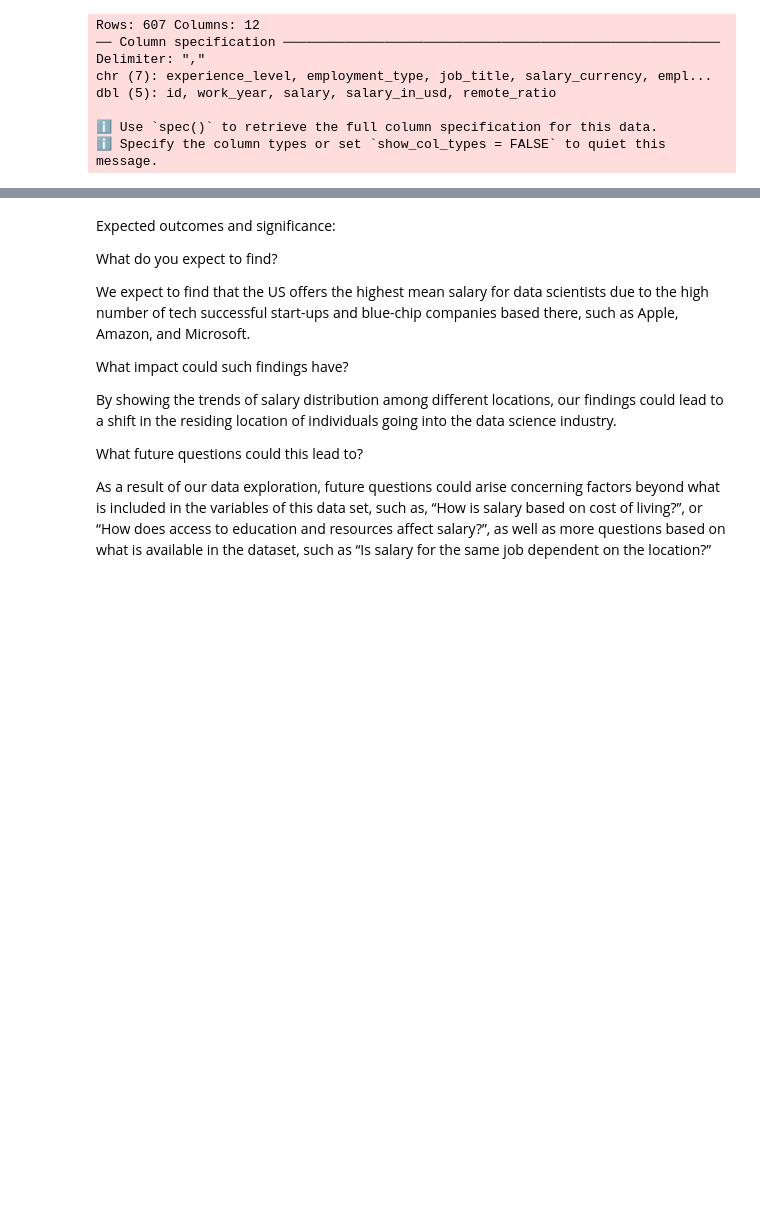
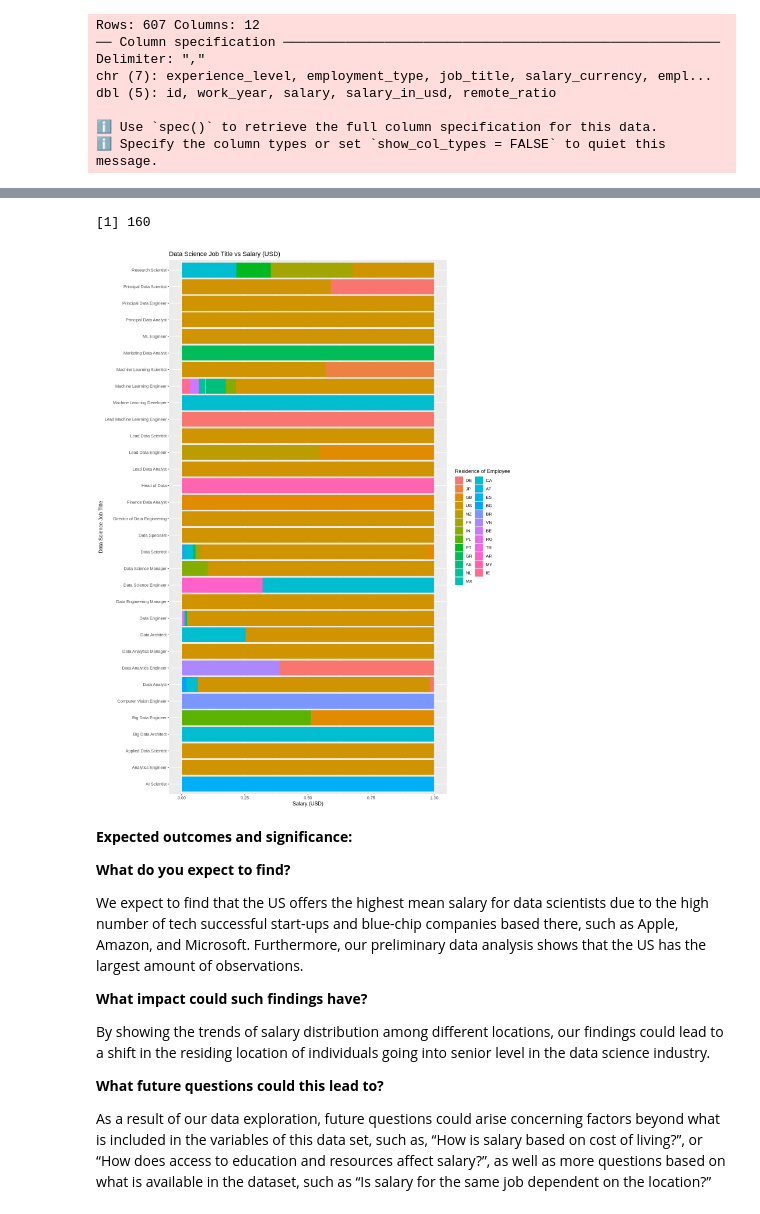
Before and after one commit to bonnie-situ/DSCI100-Final-Project-Group-010-8, a Jupyter notebook: Group Project Proposal.ipynb, the cells around one changed output, grey strips where cells are left out. Drawn from its saved outputs; the diff is of its cells as text; code cells hidden in the pictures; blank space fills up the shorter version.

Commit message:
Added preliminary data analysis

```diff
--- a/Group Project Proposal.ipynb
+++ b/Group Project Proposal.ipynb
@@ -52,4 +107,4 @@ mi_test <- testing(en_split)
 # %%
-se_split <- initial_split(ds_salaries, prop = 0.75, strata = employee_residence)
-se_train <- training(en_split)
-se_test <- testing(en_split)
+se_split <- initial_split(se_data, prop = 0.75, strata = employee_residence)
+se_train <- training(se_split)
+se_test <- testing(se_split)
@@ -64,14 +132,29 @@ One way we will visualise the results is by using a bar plot to compare the aver
+# %%
+max(counts$count)
+# %% [output]
+[1] 160
+# %%
+options(repr.plot.width = 12, repr.plot.height = 16)
+
+se_plot <- se_train |>
+    ggplot(aes(x = salary_in_usd, y = job_title, fill = employee_residence)) +
+    geom_bar(stat = "identity", position = "fill") +
+    labs(x= "Salary (USD)", y = "Data Science Job Title", fill = "Residence of Employee", title = "Data Science Job Title vs Salary (USD)")
+
+se_plot
+# %% [output]
+[figure, added]
 # %% [markdown]
-Expected outcomes and significance:
+**Expected outcomes and significance:**
 
-What do you expect to find?
+**What do you expect to find?**
 
-We expect to find that the US offers the highest mean salary for data scientists due to the high number of tech successful start-ups and blue-chip companies based there, such as Apple, Amazon, and Microsoft.
+We expect to find that the US offers the highest mean salary for data scientists due to the high number of tech successful start-ups and blue-chip companies based there, such as Apple, Amazon, and Microsoft. Furthermore, our preliminary data analysis shows that the US has the largest amount of observations.
 
-What impact could such findings have?
+**What impact could such findings have?**
 
-By showing the trends of salary distribution among different locations, our findings could lead to a shift in the residing location of individuals going into the data science industry.
+By showing the trends of salary distribution among different locations, our findings could lead to a shift in the residing location of individuals going into senior level in the data science industry.
 
-What future questions could this lead to?
+**What future questions could this lead to?**
 
 As a result of our data exploration, future questions could arise concerning factors beyond what is included in the variables of this data set, such as, “How is salary based on cost of living?”, or “How does access to education and resources affect salary?”, as well as more questions based on what is available in the dataset, such as “Is salary for the same job dependent on the location?”
```
Also changed, not shown: parts of 11 cells of this notebook.
